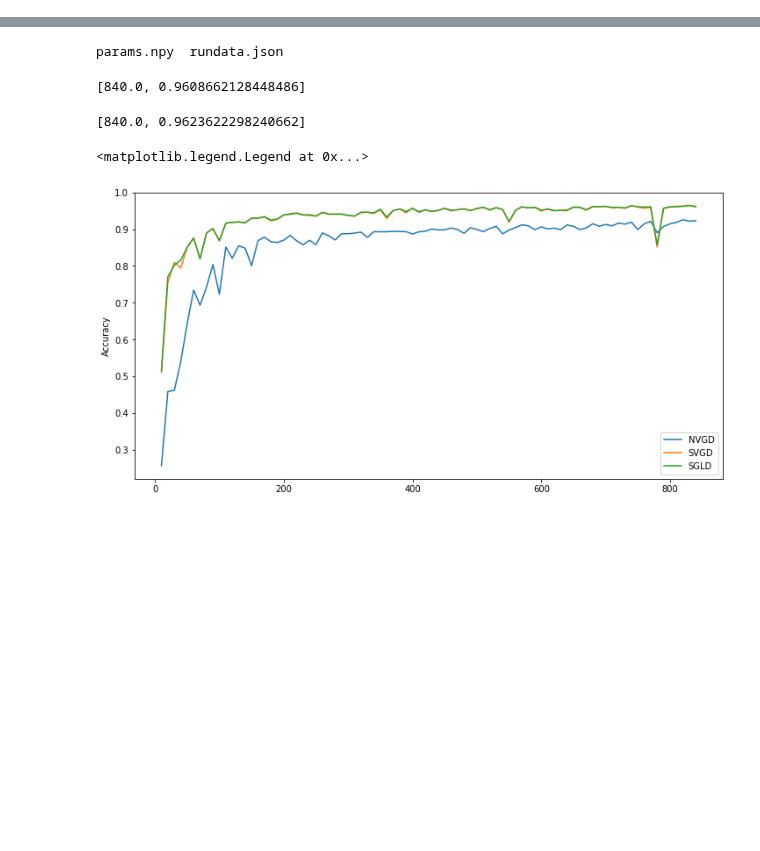
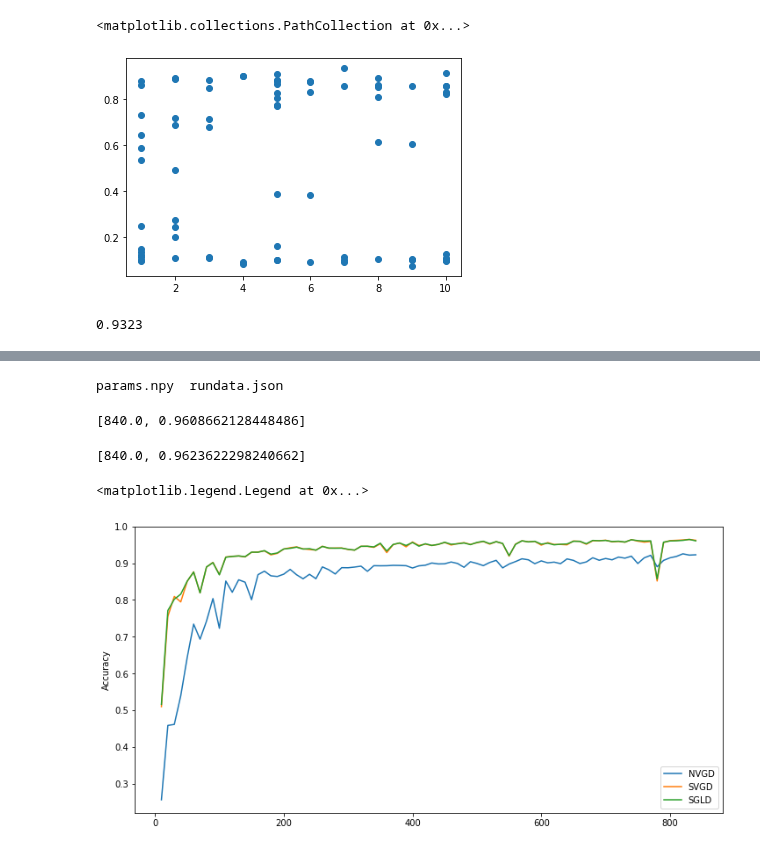
Before and after one commit to ratschlab/projects-2020-Neural-SVGD, a Jupyter notebook: notebooks/bayesian-neural-network/plot.ipynb, the cells around one changed output, grey strips where cells are left out. Drawn from its saved outputs; the diff is of its cells as text; code cells hidden in the pictures; blank space fills up the shorter version.

```diff
--- a/notebooks/bayesian-neural-network/plot.ipynb
+++ b/notebooks/bayesian-neural-network/plot.ipynb
@@ -60,0 +84,9 @@ WARNING:absl:No GPU/TPU found, falling back to CPU. (Set TF_CPP_MIN_LOG_LEVEL=0
+# %%
+plt.scatter(data['particle_steps_per_iter'], data['accuracy'])
+# %% [output]
+<matplotlib.collections.PathCollection at 0x...>
+[figure, added]
+# %%
+data['accuracy'].max()
+# %% [output]
+0.9323
```
Also changed, not shown: parts of 10 cells of this notebook, 1 other file.
